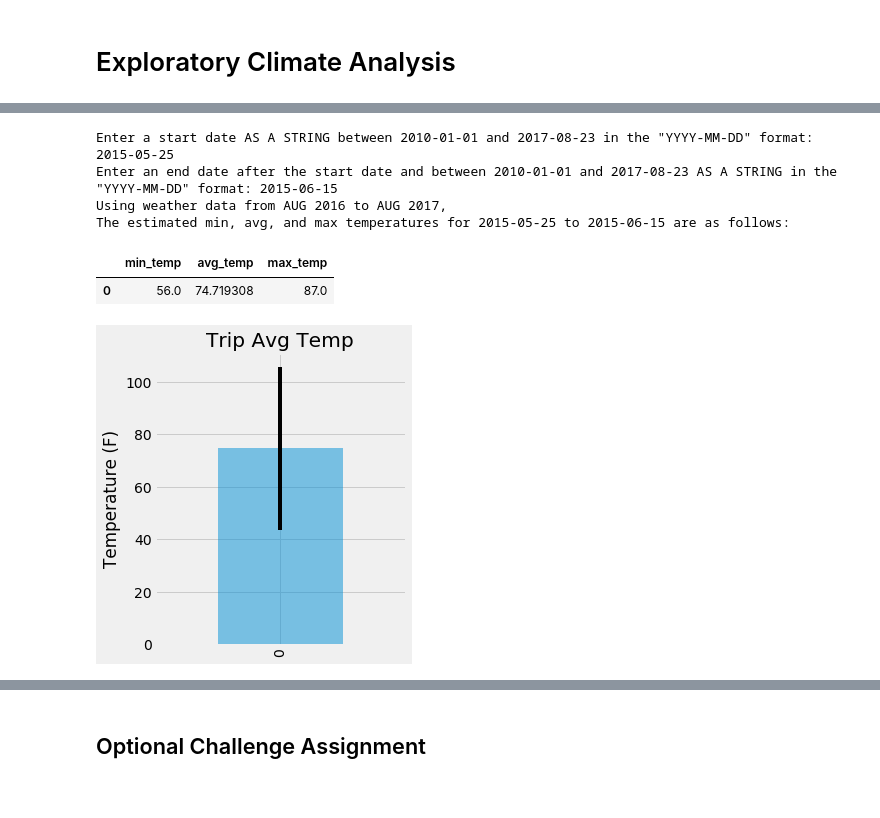
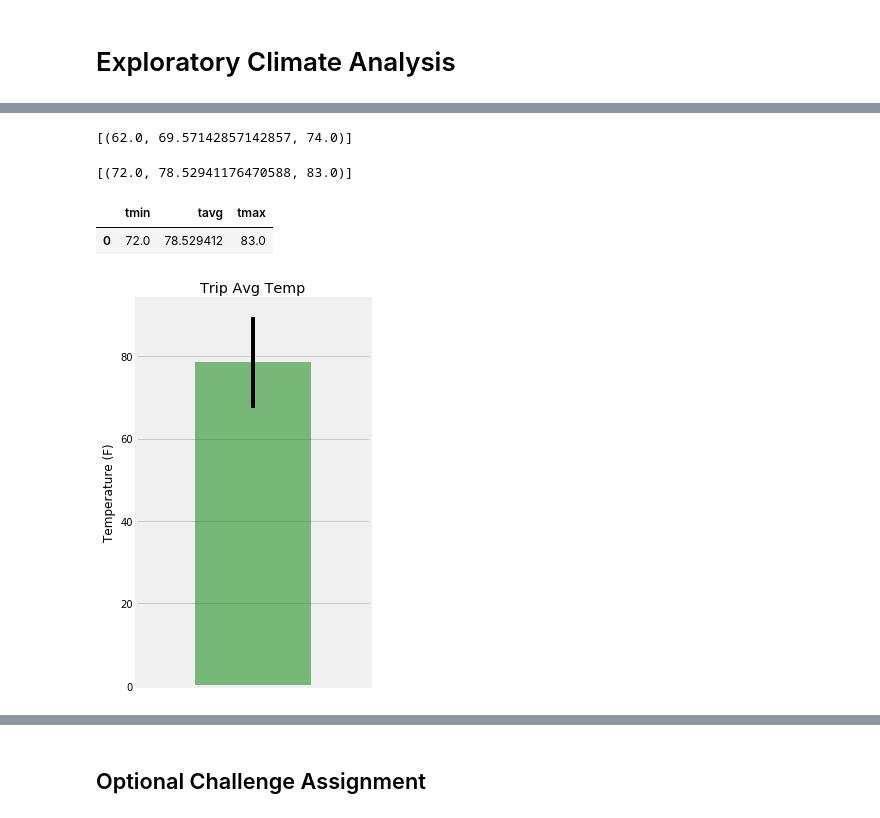
Before and after one commit to Archana584/SQL_Alchemy, a Jupyter notebook: climate_starter.ipynb, the cells around one changed output, grey strips where cells are left out. Saved outputs shown, nothing was run; the diff lists cells and outputs as text; code cells hidden in the pictures.

```diff
--- a/climate_starter.ipynb
+++ b/climate_starter.ipynb
@@ -157,12 +210,7 @@ Text(0.5, 1.0, 'Station Analysis')
 # %%
 # This function called `calc_temps` will accept start date and end date in the format '%Y-%m-%d'
 # and return the minimum, average, and maximum temperatures for that range of dates
-
-# KNOWN LIMITATION: Because the year is used in the session.query below, the start and end date must be BETWEEN
-# ==== The last date in the Measurement table which is: 2017-08-23
-# ==== and the first date in the Measurement table which is: 2010-01-01
-
-def calc_temps(start_date_, end_date):
+def calc_temps(start_date, end_date):
     """TMIN, TAVG, and TMAX for a list of dates.
 
     Args:
@@ -174,48 +222,42 @@ def calc_temps(start_date_, end_date):
     """
 
     return session.query(func.min(Measurement.tobs), func.avg(Measurement.tobs), func.max(Measurement.tobs)).\
-        filter(Measurement.date >= start_date).\
-        filter(Measurement.date <= end_date).all()
+        filter(Measurement.date >= start_date).filter(Measurement.date <= end_date).all()
+
+# function usage example
+print(calc_temps('2012-02-28', '2012-03-05'))
+# %% [output]
+[(62.0, 69.57142857142857, 74.0)]
 # %%
 # Use your previous function `calc_temps` to calculate the tmin, tavg, and tmax
 # for your trip using the previous year's data for those same dates.
-#temp_bar = calc_temps('2016-08-23', '2017-08-23')
-#print(temp_bar)
+
+trip = calc_temps('2017-07-14','2017-07-24')
+trip
+# %% [output]
+[(72.0, 78.52941176470588, 83.0)]
-# %%
-# ==== INPUT REQUIRED: start_date   # the first day of weather query in the format %Y-%m-%d
-start_date = input('Enter a start date AS A STRING between 2010-01-01 and 2017-08-23 in the "YYYY-MM-DD" format: ')
-# test start_date = '2016-02-28'
-
-# ==== INPUT REQUIRED: end_date     # the last day of the weather query in the format %Y-%m-%d
-end_date = input('Enter an end date after the start date and between 2010-01-01 and 2017-08-23 AS A STRING in the "YYYY-MM-DD" format: ')
-# test end_date = '2016-03-05'
-
-vacation_calc_temps = calc_temps('{start_date}', '{end_date}')
-print('Using weather data from AUG 2016 to AUG 2017,')
-print(f'The estimated min, avg, and max temperatures for {start_date} to {end_date} are as follows: ')
-
-# Create a DataFrame with t_min, t_avg, t_max values from vacation_temps
-vacation_temps_df = pd.DataFrame(vacation_calc_temps, columns=['min_temp', 'avg_temp', 'max_temp'])
-vacation_temps_df
-# %% [output]
-Enter a start date AS A STRING between 2010-01-01 and 2017-08-23 in the "YYYY-MM-DD" format: 2015-05-25
-Enter an end date after the start date and between 2010-01-01 and 2017-08-23 AS A STRING in the "YYYY-MM-DD" format: 2015-06-15
-Using weather data from AUG 2016 to AUG 2017,
-The estimated min, avg, and max temperatures for 2015-05-25 to 2015-06-15 are as follows:
-|  | min_temp | avg_temp | max_temp |
-| 0 | 56.0 | 74.719308 | 87.0 |
+# %%
+trip_temps = pd.DataFrame(trip, columns=['tmin', 'tavg', 'tmax'])
+
+trip_temps
+# %% [output]
+|  | tmin | tavg | tmax |
+| 0 | 72.0 | 78.529412 | 83.0 |
 # %%
 # Plot the results from your previous query as a bar chart.
 # Use "Trip Avg Temp" as your Title
 # Use the average temperature for the y value
 # Use the peak-to-peak (tmax-tmin) value as the y error bar (yerr)
-vacation_temps_df.plot.bar(y='avg_temp', yerr = (vacation_temps_df['max_temp'] - vacation_temps_df['min_temp']),\
-                                title='Trip Avg Temp', alpha=.5, figsize=(4,5), legend=None)
-# Set plot properties
-plt.ylabel('Temperature (F)')
-plt.savefig('temp_avg.png', bbox_inches="tight", dpi = 300)
+
+trip_temps.plot.bar(y='tavg', yerr=(trip_temps['tmax'] - trip_temps['tmin']), title='Trip Avg Temp', color='green', alpha=0.5, figsize=(4,6))
+plt.xticks(np.arange(1, 1.0))
+plt.ylabel("Temperature (F)")
+plt.tight_layout()
+plt.gca().legend_.remove()
+plt.savefig("Images/TripAvgTemp.png")
+plt.show()
 # %% [output]
-[figure, old version]
+[figure, new version]
 # %%
 # Calculate the total amount of rainfall per weather station for your trip dates using the previous year's matching dates.
 # Sort this in descending order by precipitation amount and list the station, name, latitude, longitude, and elevation
```
Also changed, not shown: parts of 26 cells of this notebook, 7 other files.
